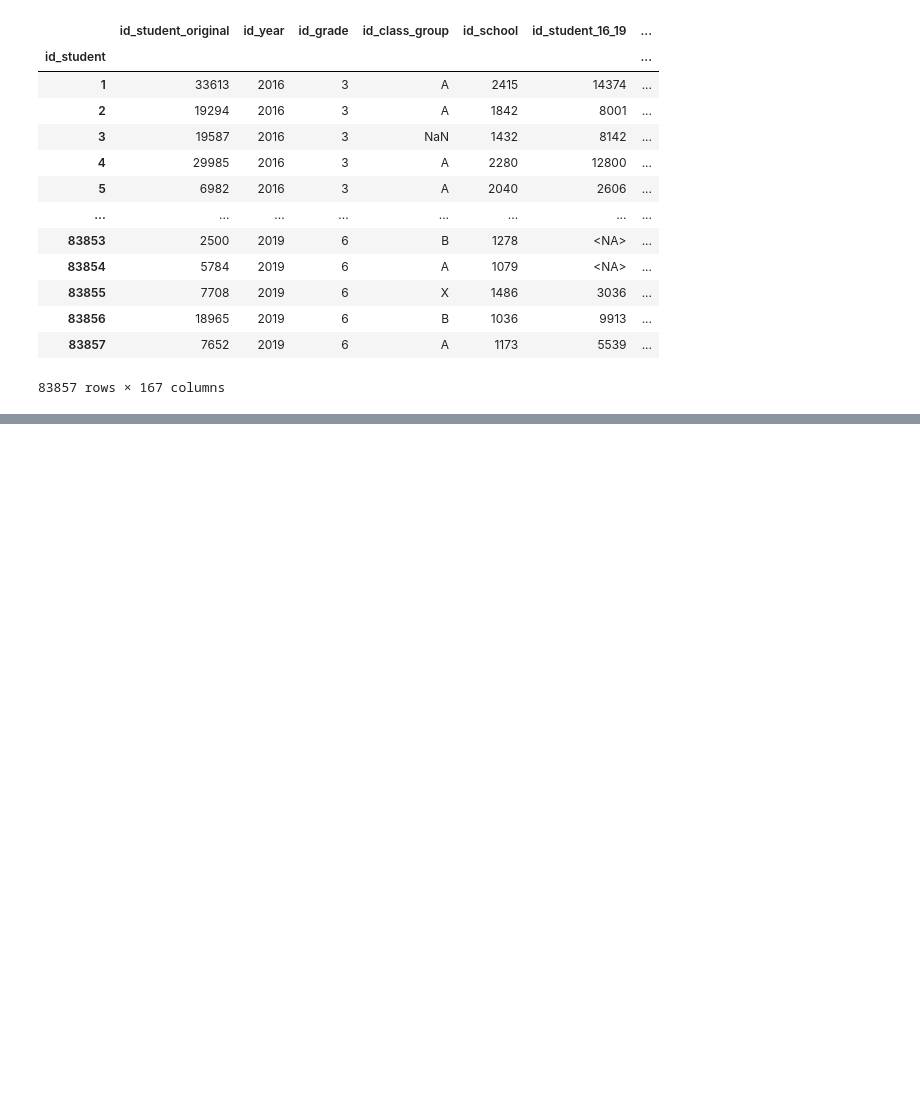
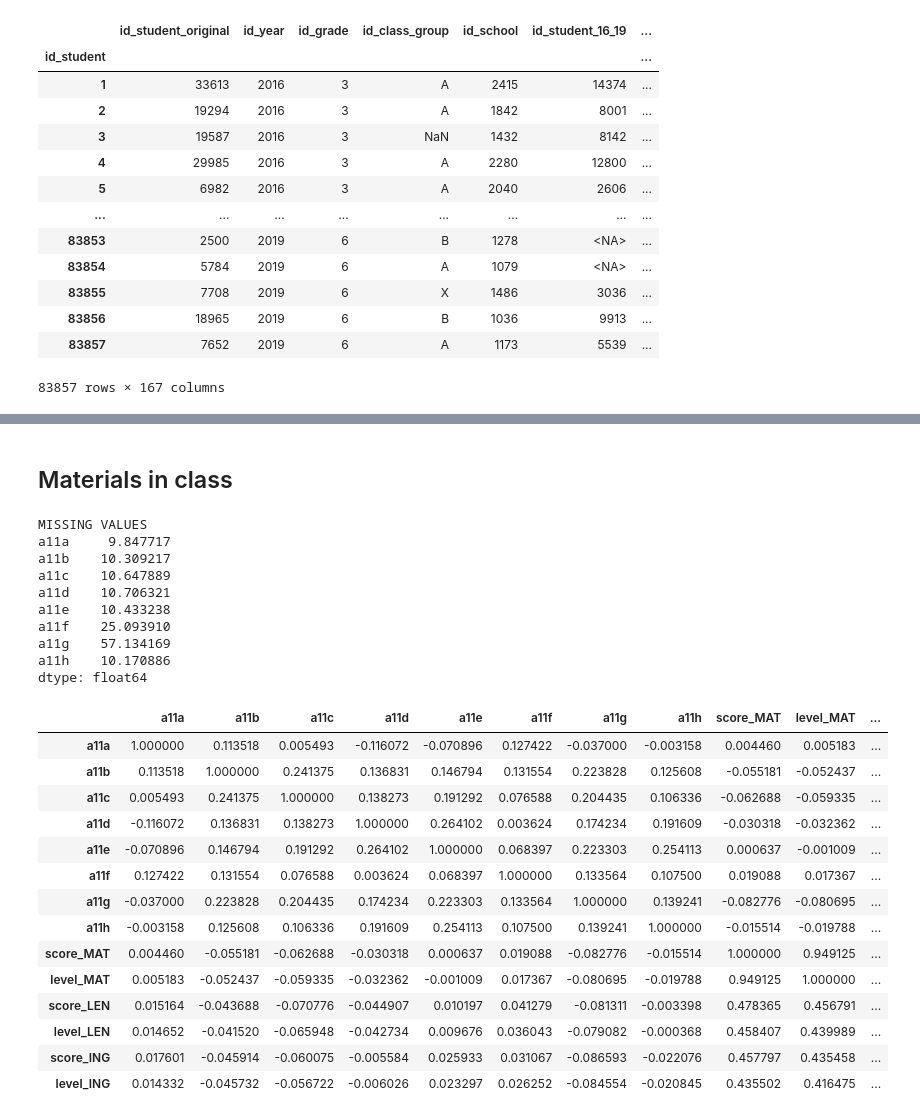
Before and after one commit to aequitas-aod/experiment-ull-dataset-preprocessing, a Jupyter notebook: src/pre_processing/student_questionnaire.ipynb, the cells around one changed output, grey strips where cells are left out. Saved outputs shown, nothing was run; the diff lists cells and outputs as text; code cells hidden in the pictures; blank space fills up the shorter version.

```diff
--- a/src/pre_processing/student_questionnaire.ipynb
+++ b/src/pre_processing/student_questionnaire.ipynb
@@ -242,0 +335,34 @@ corr.style.background_gradient(cmap='coolwarm')
+# %% [markdown]
+## Materials in class
+# %%
+column_number = 11
+column_letters = ["a", "b", "c", "d", "e", "f", "g", "h"]
+current_columns = [f"a{column_number}{letter}" for letter in column_letters]
+corr = print_statistics(columns=current_columns)
+corr.style.background_gradient(cmap="coolwarm")
+# %% [output]
+MISSING VALUES
+a11a     9.847717
+a11b    10.309217
+a11c    10.647889
+a11d    10.706321
+a11e    10.433238
+a11f    25.093910
+a11g    57.134169
+a11h    10.170886
+dtype: float64
+|  | a11a | a11b | a11c | a11d | a11e | a11f | a11g | a11h | score_MAT | level_MAT | ... |
+| a11a | 1.000000 | 0.113518 | 0.005493 | -0.116072 | -0.070896 | 0.127422 | -0.037000 | -0.003158 | 0.004460 | 0.005183 | ... |
+| a11b | 0.113518 | 1.000000 | 0.241375 | 0.136831 | 0.146794 | 0.131554 | 0.223828 | 0.125608 | -0.055181 | -0.052437 | ... |
+| a11c | 0.005493 | 0.241375 | 1.000000 | 0.138273 | 0.191292 | 0.076588 | 0.204435 | 0.106336 | -0.062688 | -0.059335 | ... |
+| a11d | -0.116072 | 0.136831 | 0.138273 | 1.000000 | 0.264102 | 0.003624 | 0.174234 | 0.191609 | -0.030318 | -0.032362 | ... |
+| a11e | -0.070896 | 0.146794 | 0.191292 | 0.264102 | 1.000000 | 0.068397 | 0.223303 | 0.254113 | 0.000637 | -0.001009 | ... |
+| a11f | 0.127422 | 0.131554 | 0.076588 | 0.003624 | 0.068397 | 1.000000 | 0.133564 | 0.107500 | 0.019088 | 0.017367 | ... |
+| a11g | -0.037000 | 0.223828 | 0.204435 | 0.174234 | 0.223303 | 0.133564 | 1.000000 | 0.139241 | -0.082776 | -0.080695 | ... |
+| a11h | -0.003158 | 0.125608 | 0.106336 | 0.191609 | 0.254113 | 0.107500 | 0.139241 | 1.000000 | -0.015514 | -0.019788 | ... |
+| score_MAT | 0.004460 | -0.055181 | -0.062688 | -0.030318 | 0.000637 | 0.019088 | -0.082776 | -0.015514 | 1.000000 | 0.949125 | ... |
+| level_MAT | 0.005183 | -0.052437 | -0.059335 | -0.032362 | -0.001009 | 0.017367 | -0.080695 | -0.019788 | 0.949125 | 1.000000 | ... |
+| score_LEN | 0.015164 | -0.043688 | -0.070776 | -0.044907 | 0.010197 | 0.041279 | -0.081311 | -0.003398 | 0.478365 | 0.456791 | ... |
+| level_LEN | 0.014652 | -0.041520 | -0.065948 | -0.042734 | 0.009676 | 0.036043 | -0.079082 | -0.000368 | 0.458407 | 0.439989 | ... |
+| score_ING | 0.017601 | -0.045914 | -0.060075 | -0.005584 | 0.025933 | 0.031067 | -0.086593 | -0.022076 | 0.457797 | 0.435458 | ... |
+| level_ING | 0.014332 | -0.045732 | -0.056722 | -0.006026 | 0.023297 | 0.026252 | -0.084554 | -0.020845 | 0.435502 | 0.416475 | ... |
```
Also changed, not shown: parts of 30 cells of this notebook, 1 other file.
